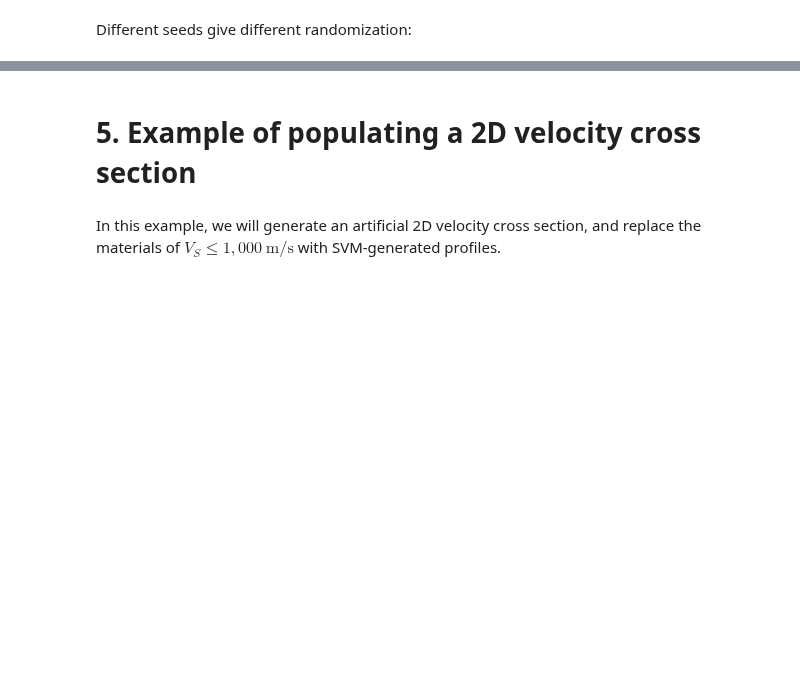
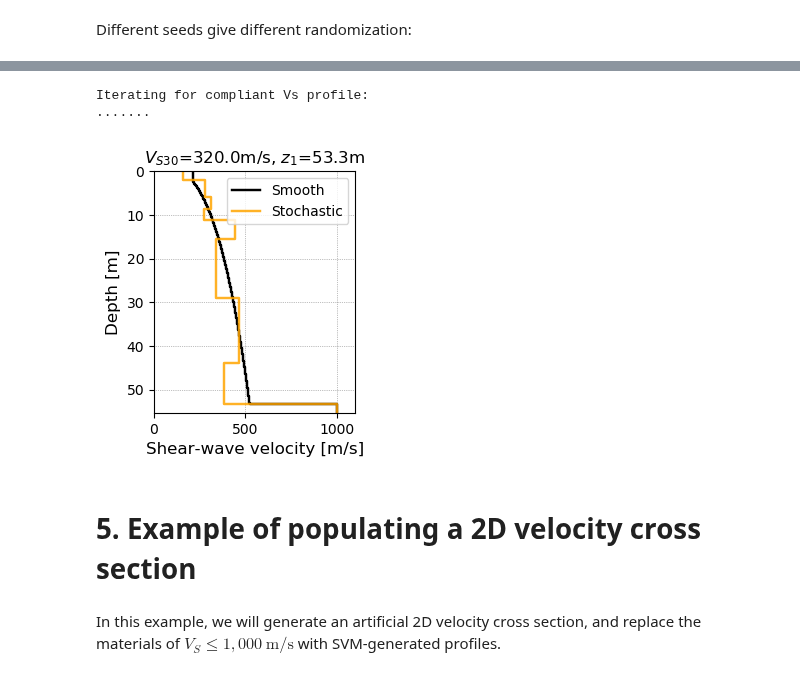
Before and after one commit to Caltech-geoquake/PySeismoSoil, a Jupyter notebook: examples/Demo_06_SVM.ipynb, the cells around one changed output, grey strips where cells are left out. Saved outputs shown, nothing was run; the diff lists cells and outputs as text; code cells hidden in the pictures; blank space fills up the shorter version.

Commit message:
Add an option to make randomized Vs have compliant Vs30 and z1

```diff
--- a/examples/Demo_06_SVM.ipynb
+++ b/examples/Demo_06_SVM.ipynb
@@ -150,3 +156,9 @@ svm_0.get_randomized_profile(seed=2, show_fig=True);
+# %%
+svm_0.get_randomized_profile(seed=12, show_fig=True, vs30_z1_compliance=True, verbose=True);
+# %% [output]
+Iterating for compliant Vs profile:
+.......
+[figure, added]
 # %% [markdown]
 # 5. Example of populating a 2D velocity cross section
 # %% [markdown]
```
Also changed, not shown: parts of 4 cells of this notebook, 2 other files.
